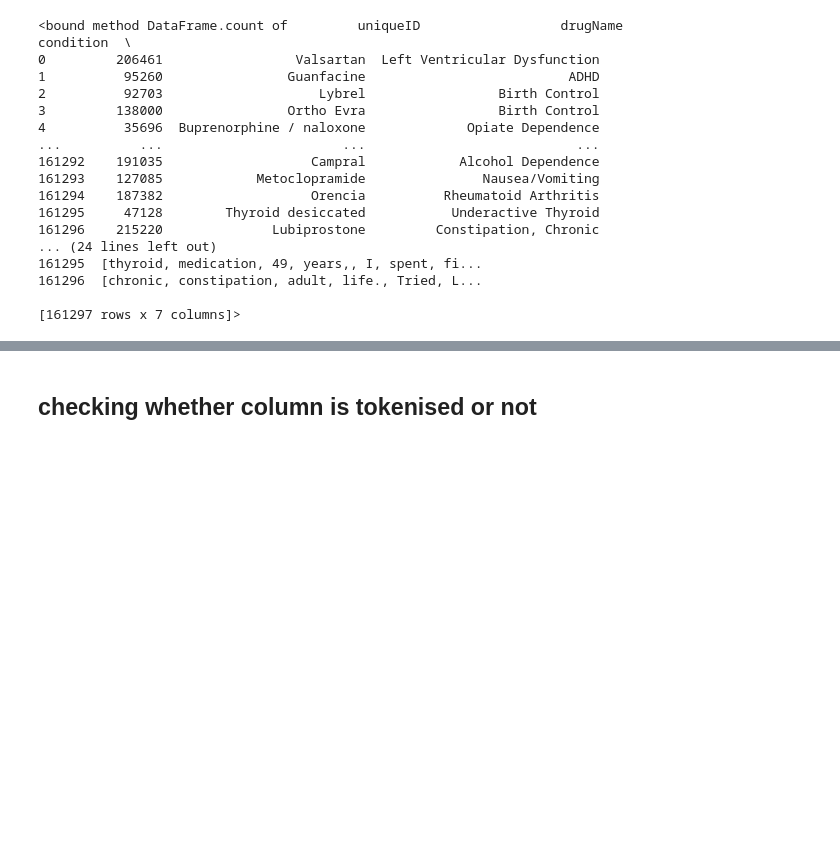
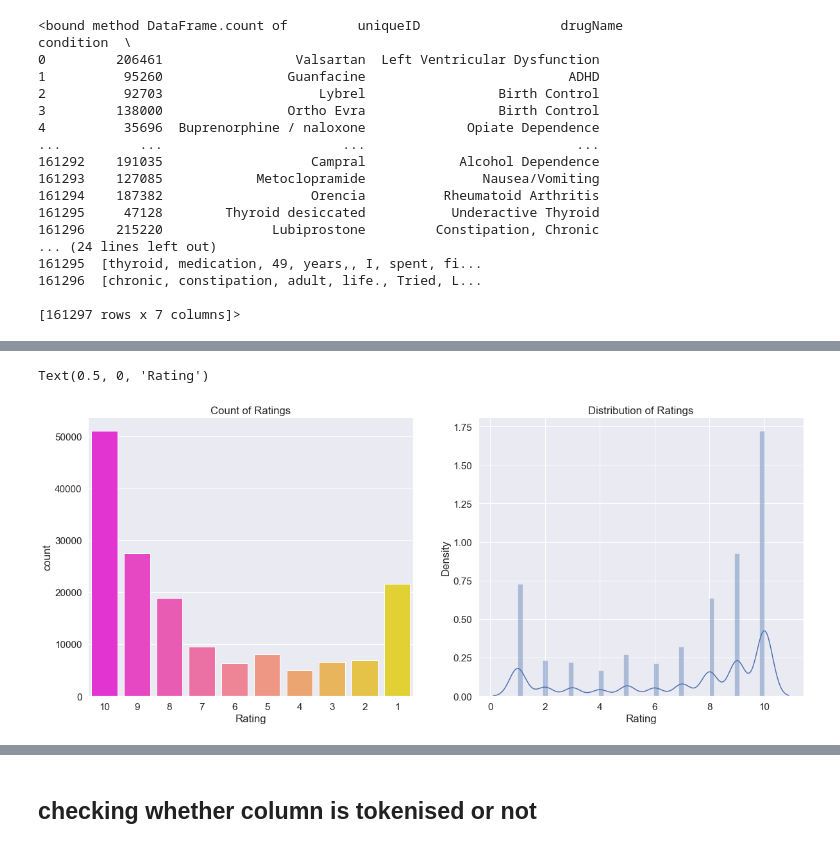
Before and after one commit to ambuj-1211/ml_healthcare_project, a Jupyter notebook: nlp_model.ipynb, the cells around one changed output, grey strips where cells are left out. Cells and saved outputs as stored; diff of their text form; code cells hidden in the pictures; blank space fills up the shorter version.

```diff
--- a/nlp_model.ipynb
+++ b/nlp_model.ipynb
@@ -151,0 +208,16 @@ df.count
+# %%
+# A countplot of the ratings so we can see the distribution of the ratings
+plt.rcParams['figure.figsize'] = [20,8]
+sns.set(font_scale = 1.4, style = 'darkgrid')
+fig, ax = plt.subplots(1, 2)
+
+sns_1 = sns.countplot(df['rating'], palette = 'spring', order = list(range(10, 0, -1)), ax = ax[0])
+sns_2 = sns.distplot(df['rating'], ax = ax[1])
+sns_1.set_title('Count of Ratings')
+sns_1.set_xlabel("Rating")
+
+sns_2.set_title('Distribution of Ratings')
+sns_2.set_xlabel("Rating")
+# %% [output]
+Text(0.5, 0, 'Rating')
+[figure, added]
```
Also changed, not shown: parts of 15 cells of this notebook.
